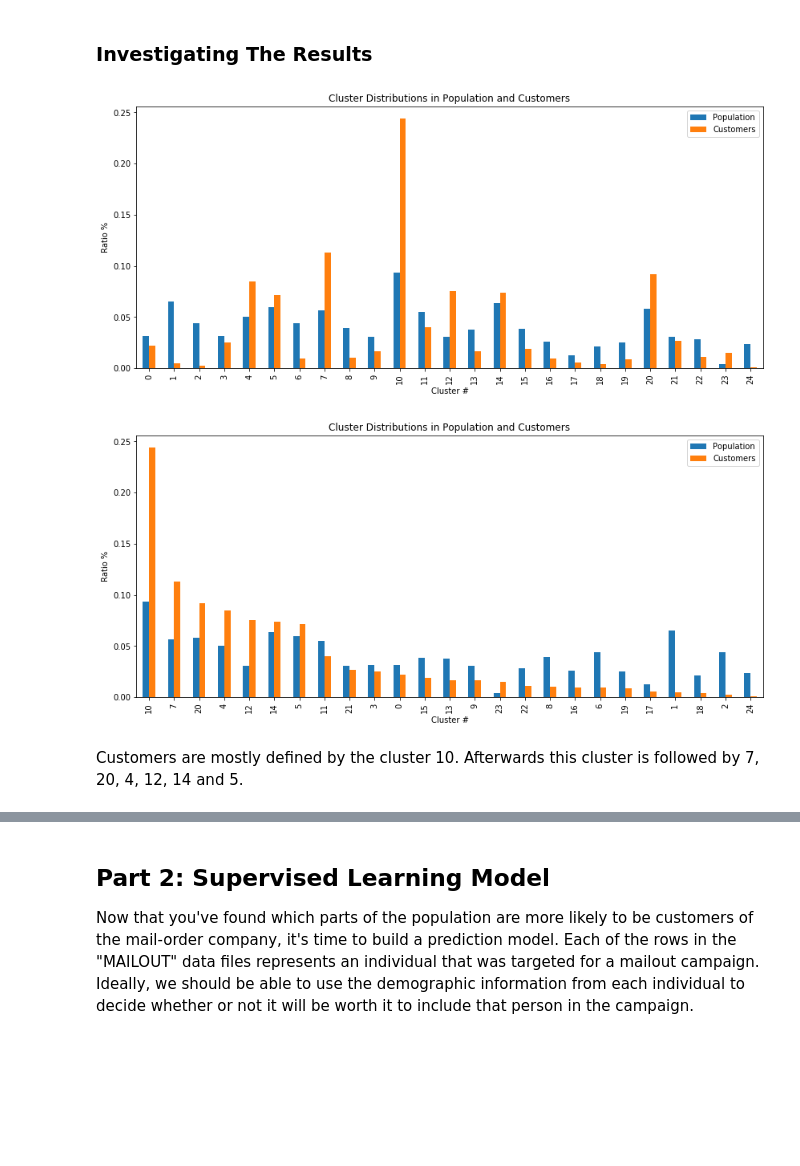
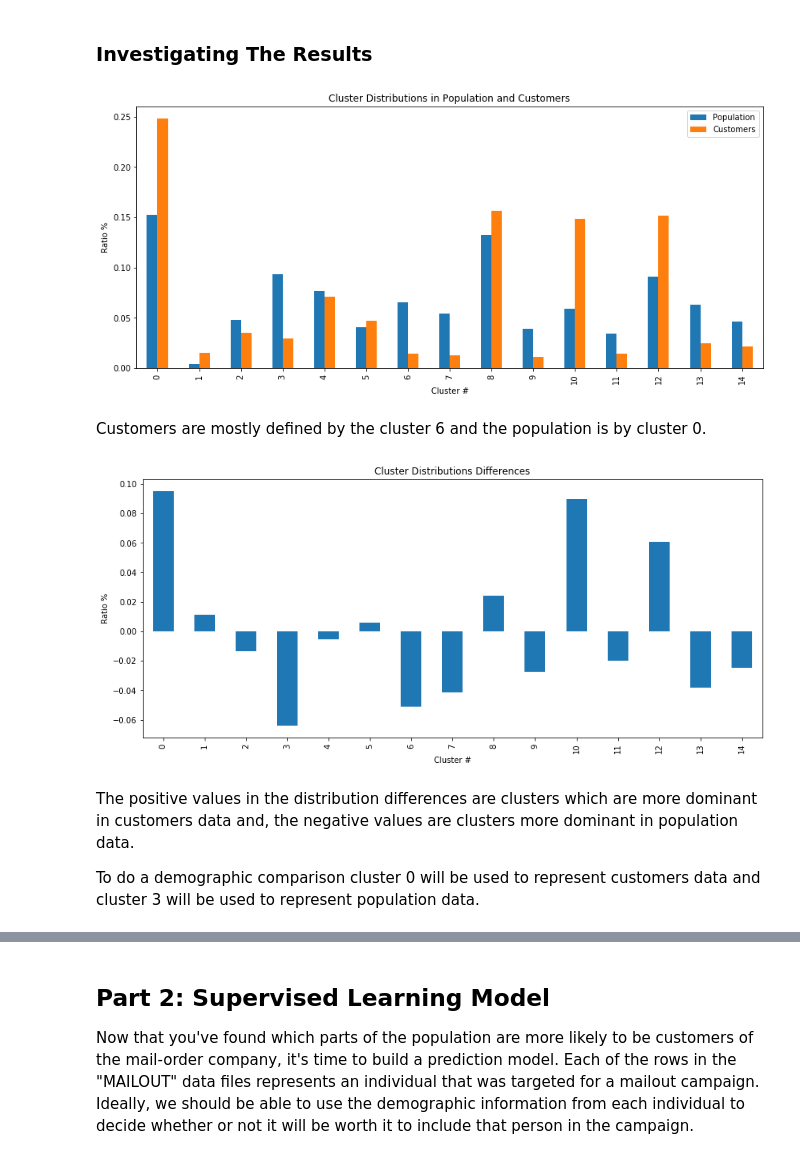
Before and after one commit to yesilkayacan/capstone_arvato, a Jupyter notebook: Arvato Project Workbook_study.ipynb, the cells around one changed output, grey strips where cells are left out. Drawn from its saved outputs; the diff is of its cells as text; code cells hidden in the pictures; blank space fills up the shorter version.

Commit message:
feat: Demographic comparison made

```diff
--- a/Arvato Project Workbook_study.ipynb
+++ b/Arvato Project Workbook_study.ipynb
@@ -486,5 +492,5 @@ Above plot shows that there is not much change after 25 clusters there for for t
 # %%
-n_selected_cluster = 25
-k_means_selected = MiniBatchKMeans(n_clusters=n_selected_cluster, batch_size=5000)
+n_selected_cluster = 15
+k_means_selected = MiniBatchKMeans(n_clusters=n_selected_cluster, batch_size=20000, random_state=73)
 k_means_selected.fit(azdias_reduced) # clustering azdias data with selected number of clusters
 # %% [output]
@@ -495,9 +501,9 @@ MiniBatchKMeans(batch_size=5000, compute_labels=True, init='k-means++',
 # %%
 azdias_clusters = k_means_selected.predict(azdias_reduced) # clustering azdias data with selected number of clusters
 customers_clusters = k_means_selected.predict(customers_reduced) # clustering customers data with the trained clusterer
-# %%
-azdias_reduced['Cluster'] = azdias_clusters
-customers_reduced['Cluster'] = customers_clusters
+# %%
+azdias_clusters_df = pd.DataFrame({'Cluster': azdias_clusters}, index=azdias_reduced.index)
+customers_clusters_df = pd.DataFrame({'Cluster': customers_clusters}, index=customers_reduced.index)
 # %% [markdown]
 Saving the output
 # %%
@@ -516,8 +522,8 @@ Saving trained K_means object
 # %% [markdown]
 ### Investigating The Results
 # %%
-azdias_cluster_ratio = azdias_reduced['Cluster'].value_counts()/azdias_reduced.shape[0]
-customers_cluster_ratio = customers_reduced['Cluster'].value_counts()/customers_reduced.shape[0]
+azdias_cluster_ratio = azdias_clusters_df['Cluster'].value_counts()/azdias_clusters_df.shape[0]
+customers_cluster_ratio = customers_clusters_df['Cluster'].value_counts()/customers_clusters_df.shape[0]
 
 ratios_df = pd.DataFrame({'azdias':azdias_cluster_ratio, 'customers':customers_cluster_ratio})
 # %%
@@ -528,15 +534,20 @@ plt.xlabel('Cluster #');
 plt.ylabel('Ratio %');
 plt.show()
 # %% [output]
-[figure, old version]
+[figure, new version]
+# %% [markdown]
+Customers are mostly defined by the cluster 6 and the population is by cluster 0.
 # %%
-ratios_df.sort_values('customers', ascending=False).plot(kind='bar', figsize=(14,6))
-plt.legend(('Population', 'Customers'));
-plt.title(('Cluster Distributions in Population and Customers'));
+cluster_differences = customers_cluster_ratio - azdias_cluster_ratio
+
+cluster_differences.plot(kind='bar', figsize=(14,6))
+plt.title(('Cluster Distributions Differences'));
 plt.xlabel('Cluster #');
 plt.ylabel('Ratio %');
 plt.show()
 # %% [output]
-[figure, old version]
+[figure, new version]
-# %% [markdown]
-Customers are mostly defined by the cluster 10. Afterwards this cluster is followed by 7, 20, 4, 12, 14 and 5.
+# %% [markdown]
+The positive values in the distribution differences are clusters which are more dominant in customers data and, the negative values are clusters more dominant in population data.
+
+To do a demographic comparison cluster 0 will be used to represent customers data and cluster 3 will be used to represent population data.
```
Also changed, not shown: parts of 33 cells of this notebook.
